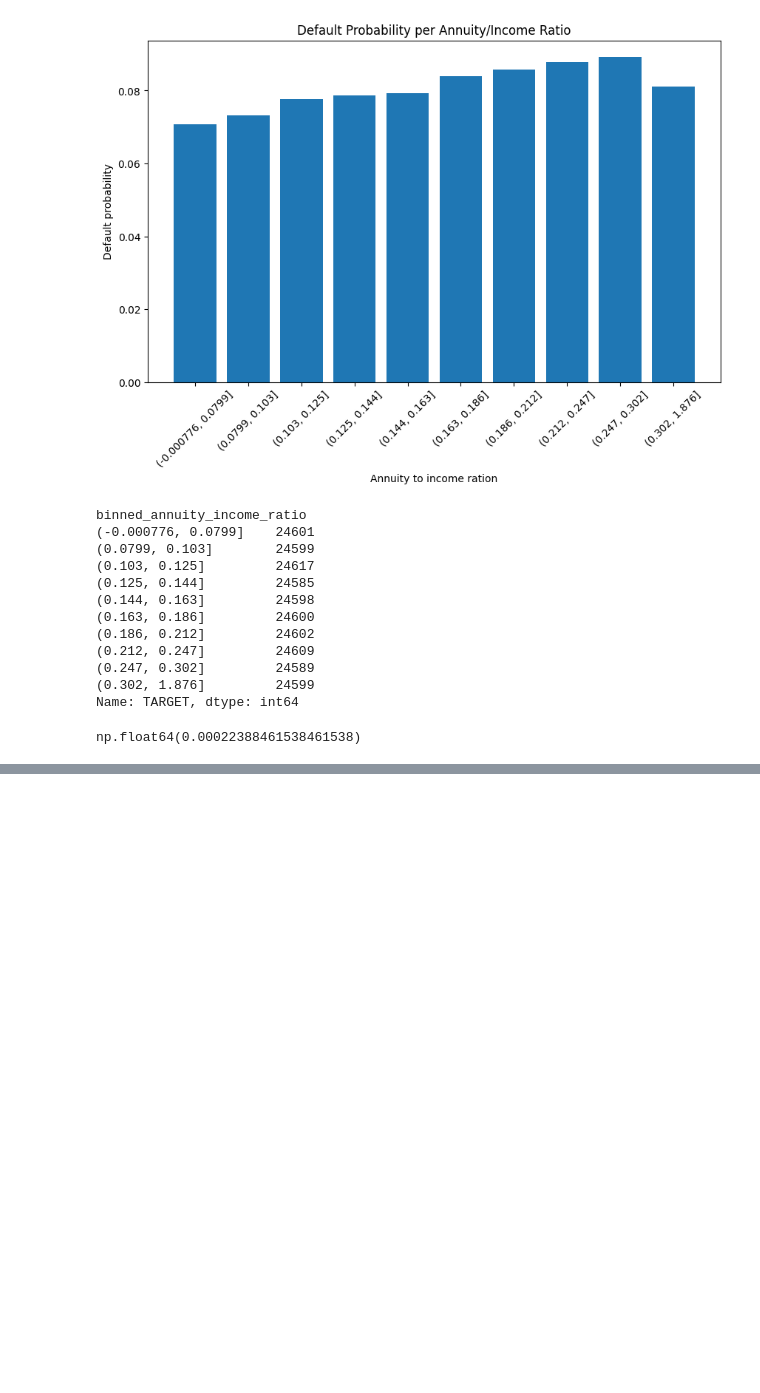
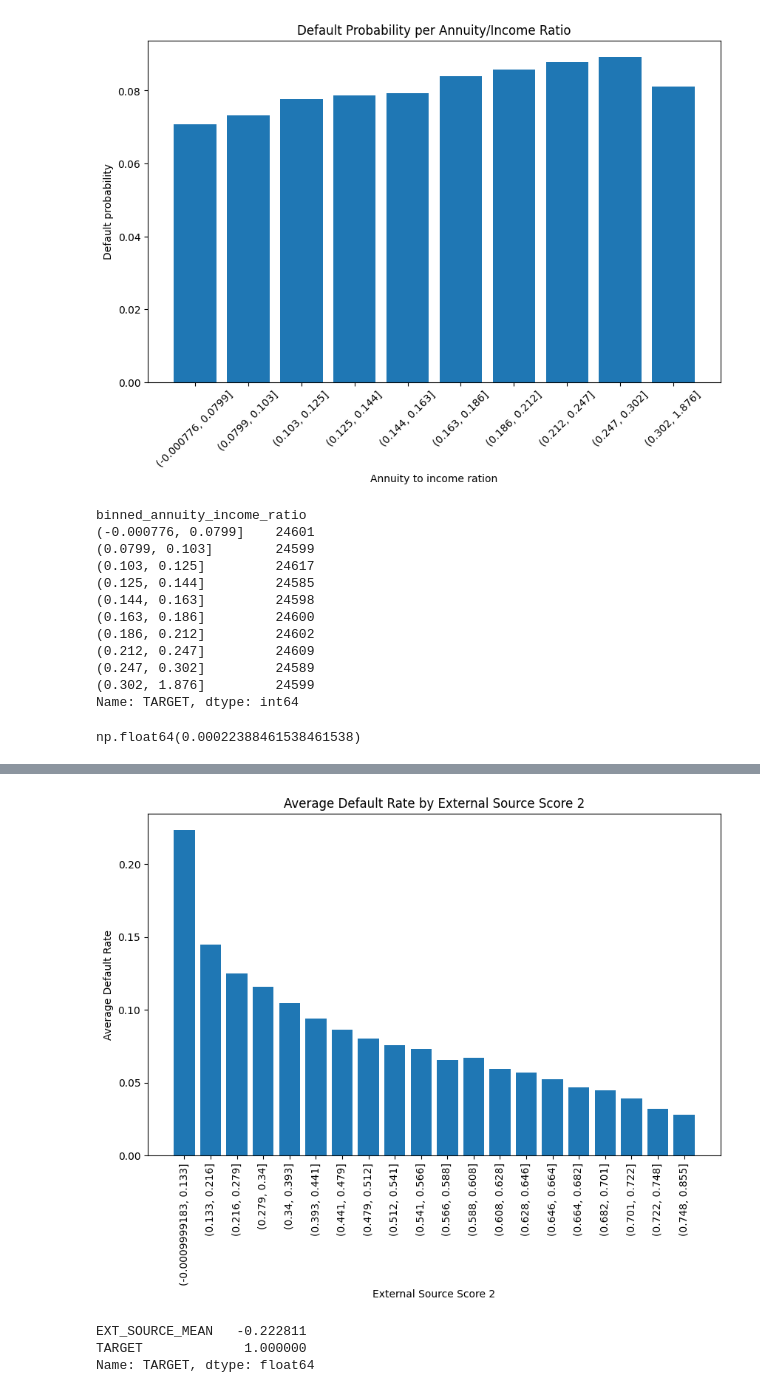
Before and after one commit to bolicnikola/Applied-Machine-Learning-And-AI, a Jupyter notebook: Home_Credit_Default_Risk.ipynb, the cells around one changed output, grey strips where cells are left out. Drawn from its saved outputs; the diff is of its cells as text; code cells hidden in the pictures; blank space fills up the shorter version.

```diff
--- a/Home_Credit_Default_Risk.ipynb
+++ b/Home_Credit_Default_Risk.ipynb
@@ -370,0 +601,2 @@ np.float64(0.00022388461538461538)
+# %%
+binned = train_df.groupby(pd.qcut(train_df['EXT_SOURCE_2'], 20, duplicates='drop'))[target].mean().reset_index()
@@ -370,0 +623,13 @@ np.float64(0.00022388461538461538)
+# %%
+x = binned['EXT_SOURCE_2'].astype(str)
+y = binned[target]
+
+fig, ax = plt.subplots(figsize=(10,6))
+ax.bar(x,y)
+ax.set_xlabel('External Source Score 2')
+ax.set_ylabel('Average Default Rate')
+ax.set_title('Average Default Rate by External Source Score 2')
+plt.xticks(rotation = 90)
+plt.show()
+# %% [output]
+[figure, added]
@@ -370,0 +640,6 @@ np.float64(0.00022388461538461538)
+# %%
+train_df[['EXT_SOURCE_MEAN',target]].corr()[target]
+# %% [output]
+EXT_SOURCE_MEAN   -0.222811
+TARGET             1.000000
+Name: TARGET, dtype: float64
```
Also changed, not shown: parts of 150 cells of this notebook, 2 other files.
